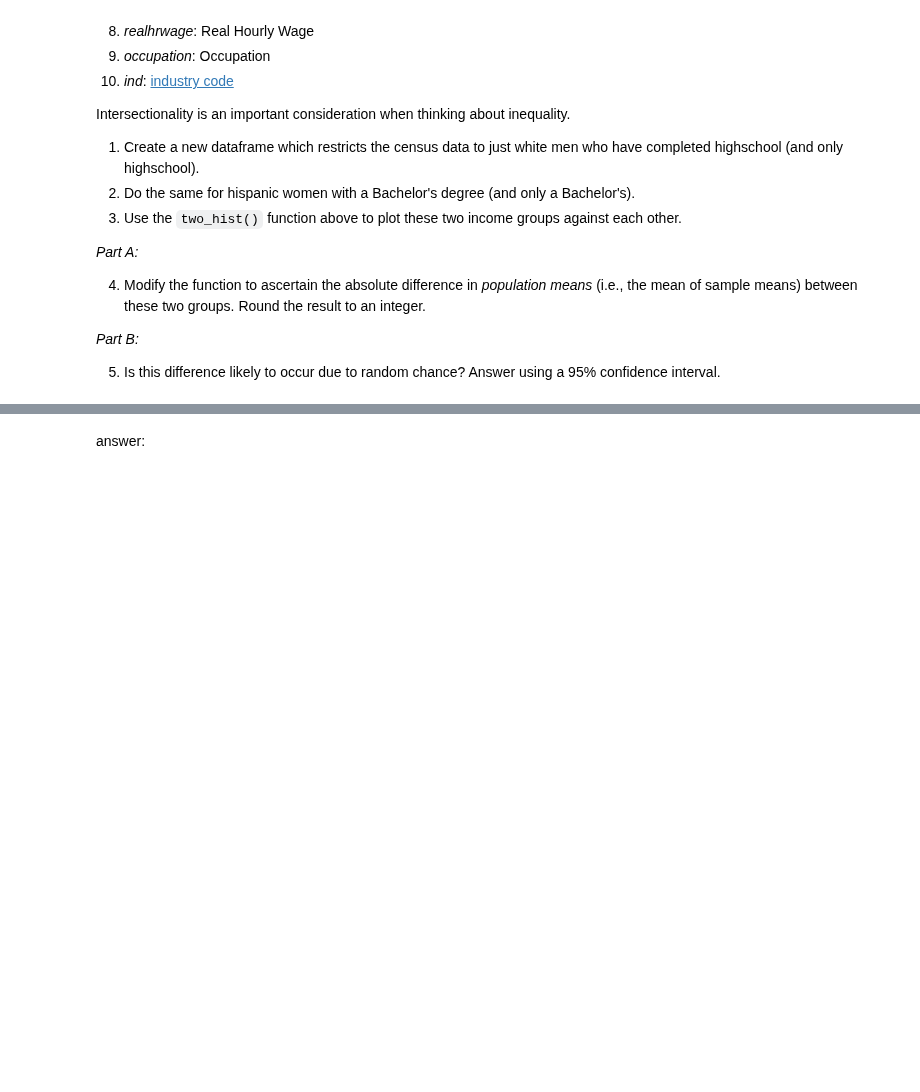
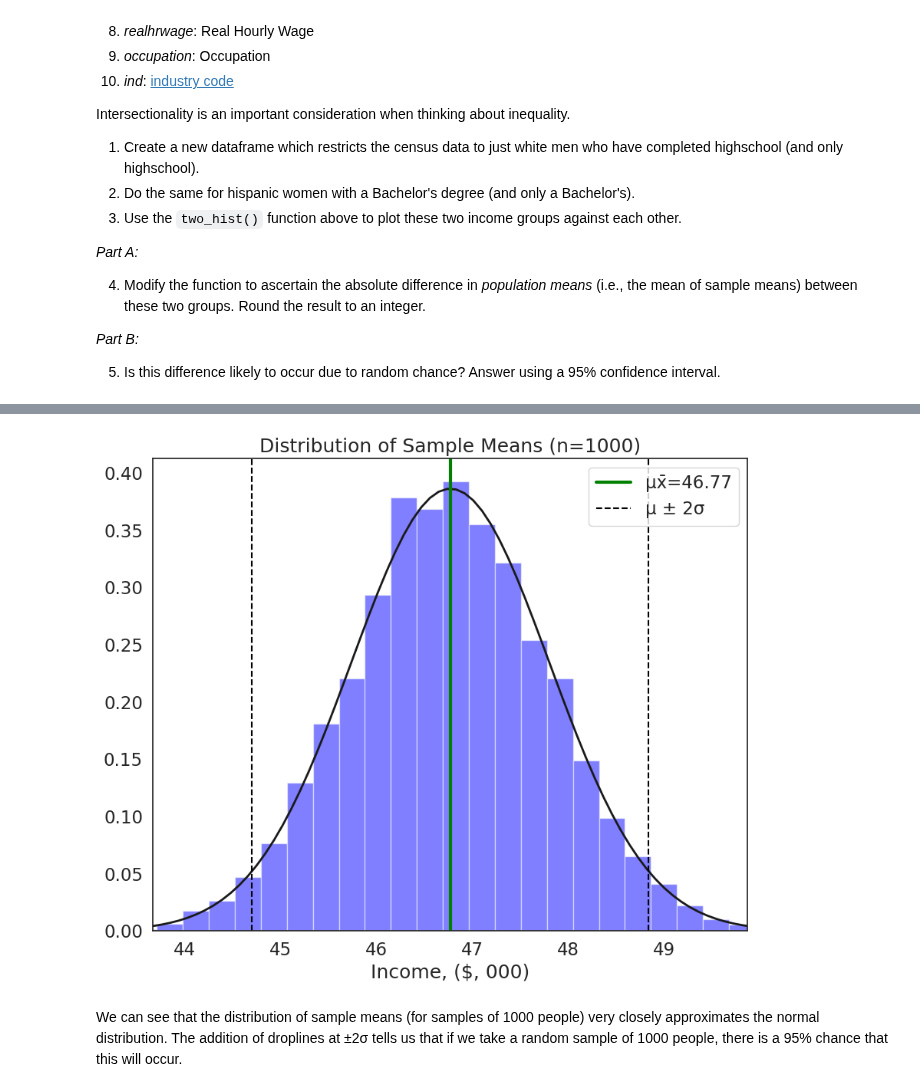
Before and after one commit to aomiHi/QM2, a Jupyter notebook: notebooks/W05. Distributions and Basic Statistics.ipynb, the cells around one changed output, grey strips where cells are left out. Cells and saved outputs as stored; diff of their text form; code cells hidden in the pictures; blank space fills up the shorter version.

```diff
--- a/notebooks/W05. Distributions and Basic Statistics.ipynb
+++ b/notebooks/W05. Distributions and Basic Statistics.ipynb
@@ -624,33 +620,35 @@ def two_hist(groups, group_labs, xlab, title):
         mean = var.mean()
         lower_ci = mu - se * 1.96
         upper_ci = mu + se * 1.96
 
         plt.plot(x, p, 'k', linewidth=2)
         plt.xlabel(xlab)
         plt.title(title)
         plt.axvline(mean, color='green', linestyle='solid', linewidth=3)
         plt.axvline(lower_ci, color='black', linestyle='dashed', linewidth=1.5)
         plt.axvline(upper_ci, color='black', linestyle='dashed', linewidth=1.5)
         plt.legend()
 
         pop_means.append(np.mean(sample_means))  # Store population mean
         lower_cis.append(lower_ci)  # Store lower CI
         upper_cis.append(upper_ci)  # Store upper CI
 
     if len(pop_means) >= 2:
         diff = int(round(abs(pop_means[0] - pop_means[1])))
         print("Absolute difference in population means:", diff)
 
     # Check for confidence interval overlap after the loop
     if len(lower_cis) >= 2 and len(upper_cis) >= 2:
         overlap = lower_cis[1] <= upper_cis[0] or lower_cis[0] <= upper_cis[1]
         if overlap:
             conclusion = "The 95% confidence intervals overlap, suggesting the difference might be due to random chance."
         else:
             conclusion = "The 95% confidence intervals do not overlap, suggesting the difference is statistically significant."
 
     plt.text(np.mean(plt.xlim()), plt.ylim()[1]*0.8, conclusion, ha='center', color='red', fontsize=12)
 
-plt.show()
+plot_sample_means(df['income'], xlab='Income, ($, 000)', sample_size=1000)
+# %% [output]
+[figure, added]
-# %% [markdown]
-answer:
+# %% [markdown]
+We can see that the distribution of sample means (for samples of 1000 people) very closely approximates the normal distribution. The addition of droplines at ±2σ tells us that if we take a random sample of 1000 people, there is a 95% chance that this will occur.
```
Also changed, not shown: parts of 7 cells of this notebook.
